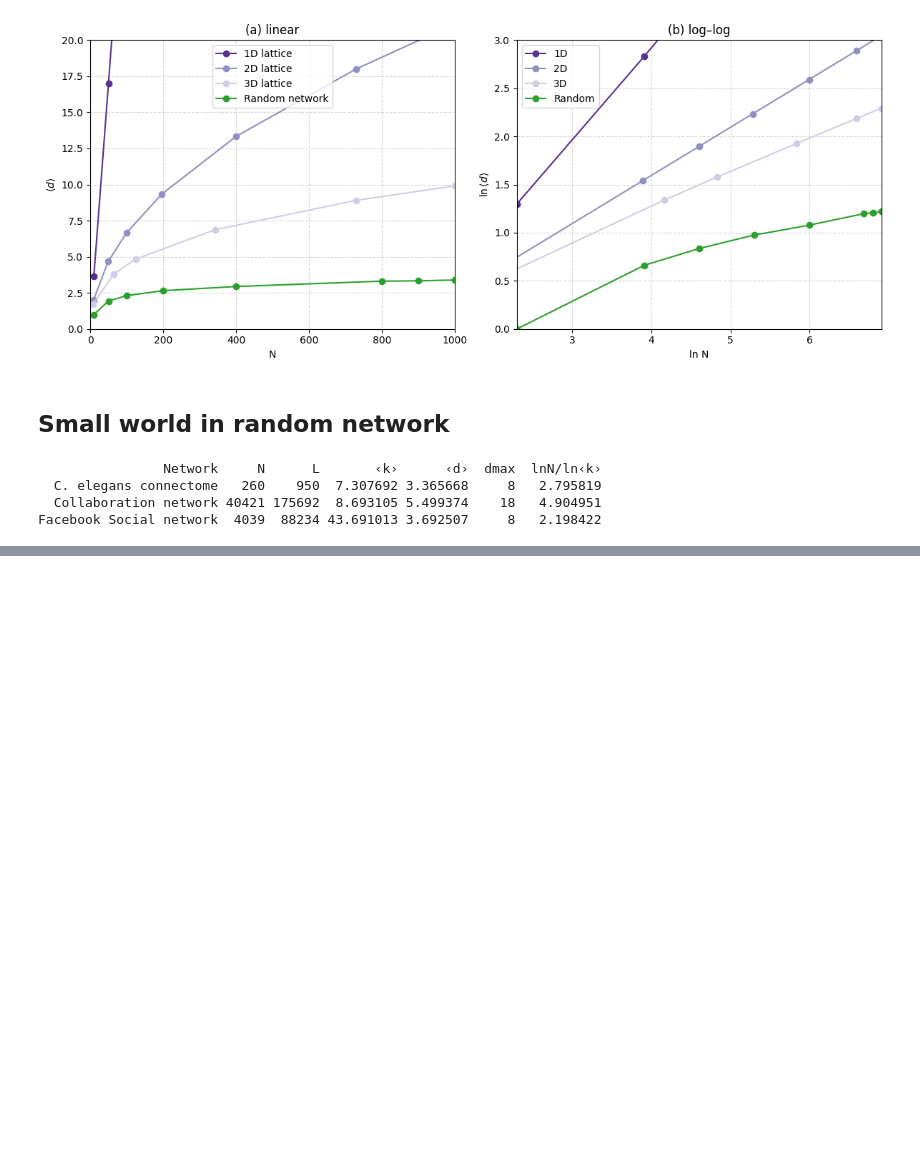
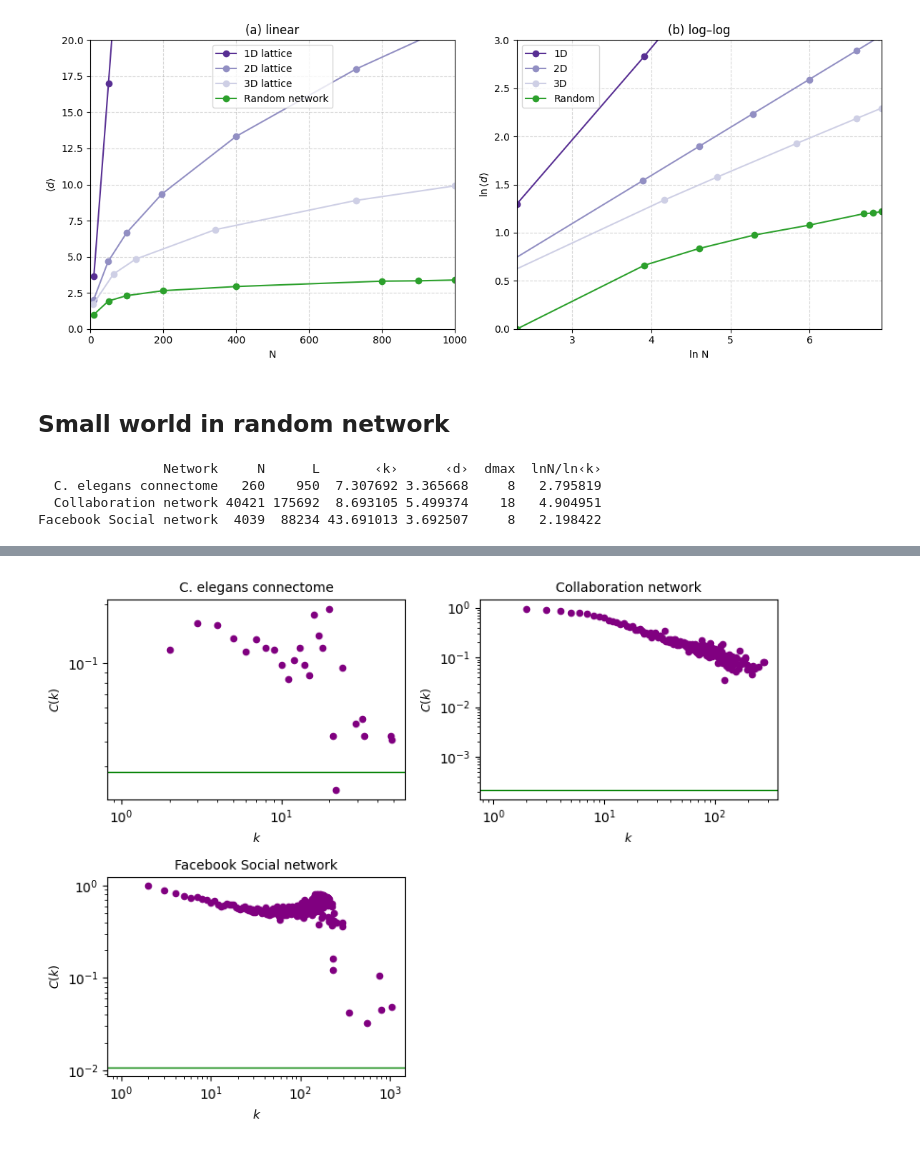
Before and after one commit to haotianh9/graph_teaching, a Jupyter notebook: NetworkScience/3_Small_word_property.ipynb, the cells around one changed output, grey strips where cells are left out. Cells and saved outputs as stored; diff of their text form; code cells hidden in the pictures; blank space fills up the shorter version.

```diff
--- a/NetworkScience/3_Small_word_property.ipynb
+++ b/NetworkScience/3_Small_word_property.ipynb
@@ -180,0 +256,46 @@ Facebook Social network  4039  88234 43.691013 3.692507     8   2.198422
+# %%
+import networkx as nx
+import numpy as np
+import matplotlib.pyplot as plt
+from collections import defaultdict
+
+
+n = len(graph_list)
+cols = 2
+rows = int(np.ceil(n/cols))
+
+fig, axes = plt.subplots(rows, cols, figsize=(cols*4, rows*3), sharex=False, sharey=False)
+axes = axes.flatten()
+
+for ax, G, label in zip(axes, graph_list, name_list):
+    # 1) bin nodes by degree and compute C(k)
+    deg2clust = defaultdict(list)
+    for node, ci in nx.clustering(G).items():
+        deg2clust[G.degree(node)].append(ci)
+    ks = np.array(sorted(deg2clust.keys()))
+    Ck = np.array([np.mean(deg2clust[k]) for k in ks])
+
+    # 2) plot real data as purple scatter
+    ax.scatter(ks, Ck, color='purple', s=20)
+
+    # 3) compute ER‐prediction p = <k>/(N−1) and plot as green line
+    N = G.number_of_nodes()
+    k_avg = np.mean([d for _, d in G.degree()])
+    p_rand = k_avg/(N)
+    ax.axhline(p_rand, color='green', linewidth=1)
+
+    # 4) styling
+    ax.set_xscale('log')
+    ax.set_yscale('log')
+    ax.set_title(label, fontsize=10)
+    ax.set_xlabel(r'$k$', fontsize=9)
+    ax.set_ylabel(r'$C(k)$', fontsize=9)
+
+# remove empty subplots
+for ax in axes[n:]:
+    fig.delaxes(ax)
+
+fig.tight_layout()
+plt.show()
+# %% [output]
+[figure, added]
```
Also changed, not shown: parts of 8 cells of this notebook.
